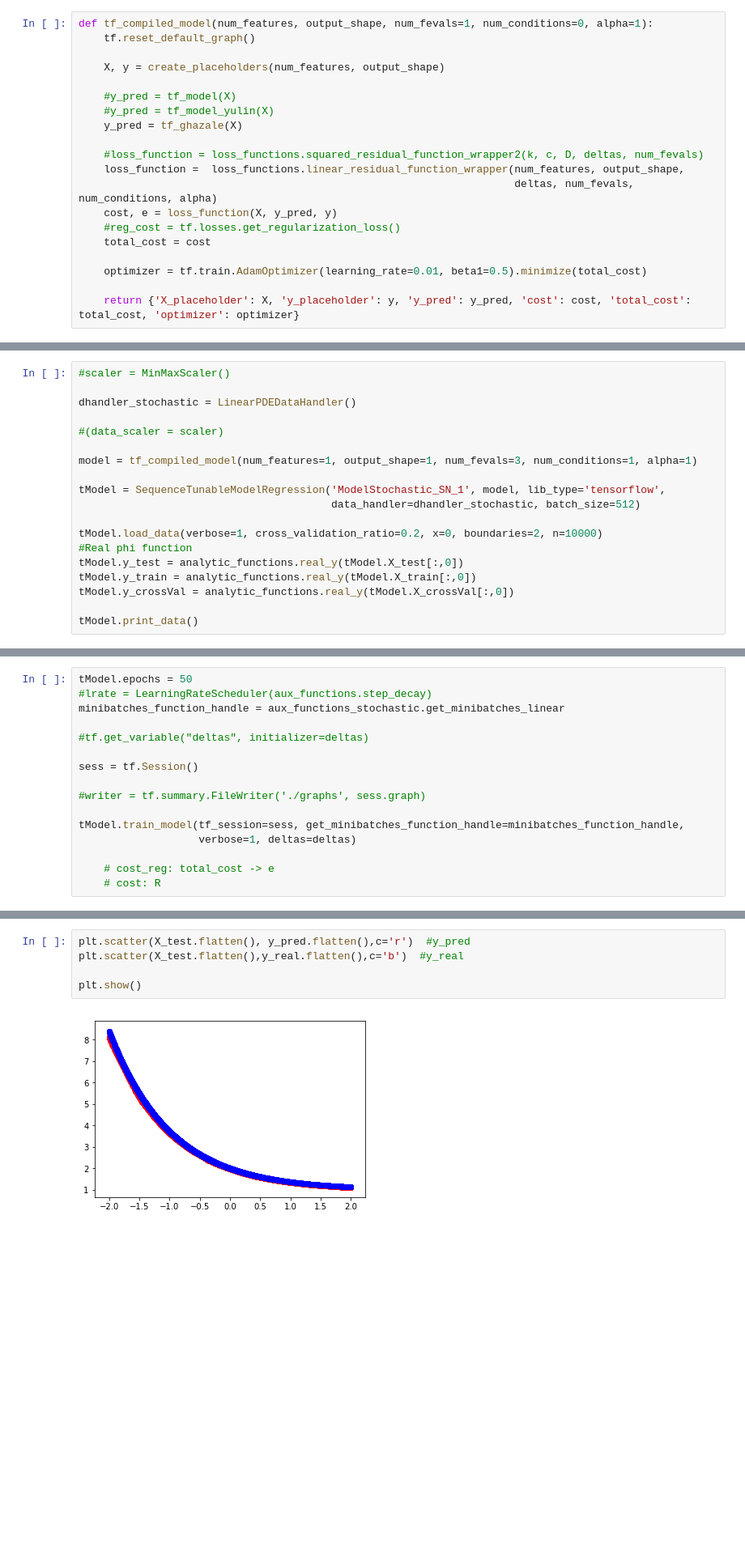
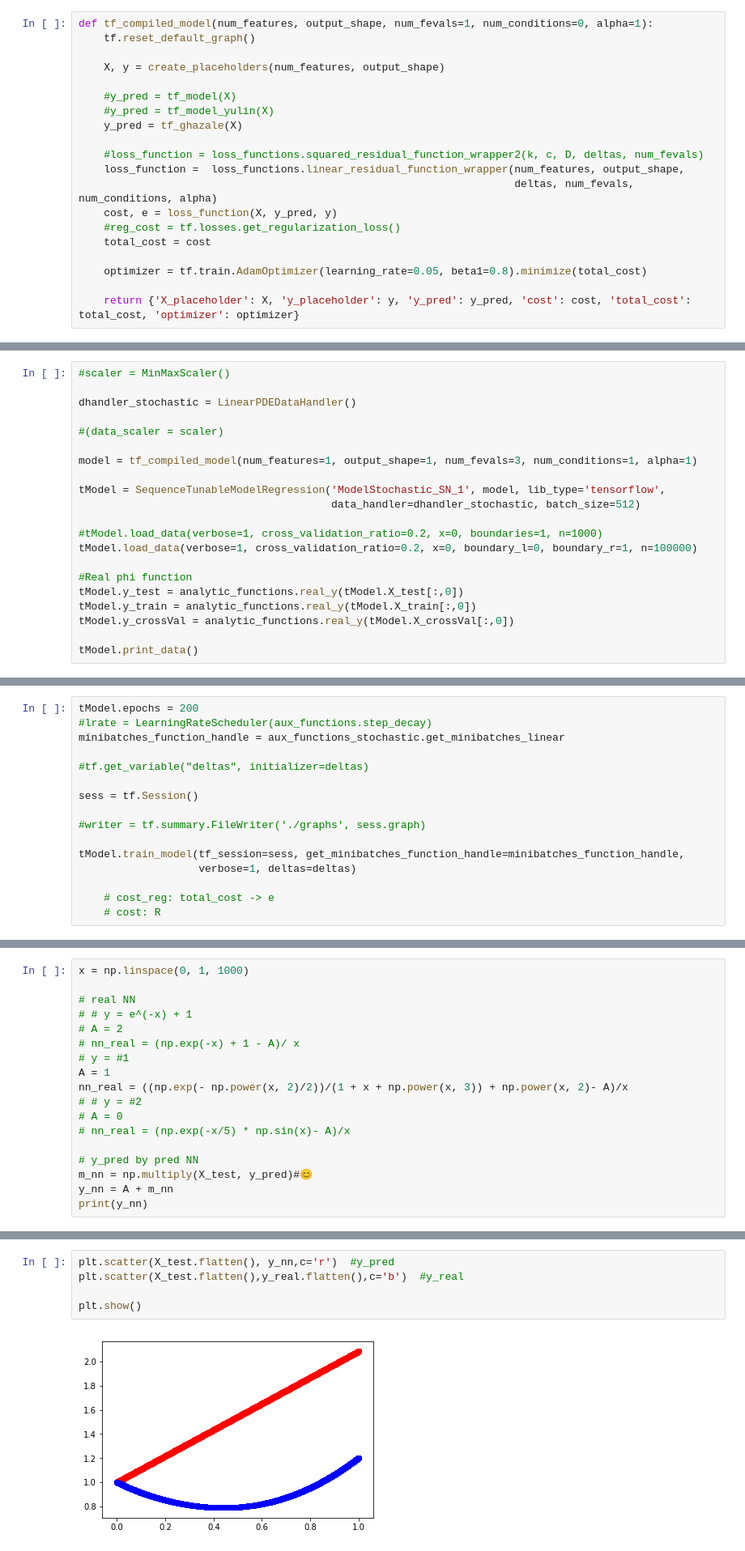
Before and after one commit to dlaredo/stochastic_dynamics, a Jupyter notebook: code/Stochastic_Systems_Test_error_included.ipynb, the cells around one changed output, grey strips where cells are left out. Shown at 81% size. Saved outputs shown, nothing was run; the diff lists cells and outputs as text; blank space fills up the shorter version.

```diff
--- a/code/Stochastic_Systems_Test_error_included.ipynb
+++ b/code/Stochastic_Systems_Test_error_included.ipynb
@@ -126,7 +133,7 @@ def tf_compiled_model(num_features, output_shape, num_fevals=1, num_conditions=0
     #reg_cost = tf.losses.get_regularization_loss()
     total_cost = cost
 
-    optimizer = tf.train.AdamOptimizer(learning_rate=0.01, beta1=0.5).minimize(total_cost)
+    optimizer = tf.train.AdamOptimizer(learning_rate=0.05, beta1=0.8).minimize(total_cost)
 
     return {'X_placeholder': X, 'y_placeholder': y, 'y_pred': y_pred, 'cost': cost, 'total_cost': total_cost, 'optimizer': optimizer}
 # %% [markdown]
@@ -175,7 +182,9 @@ model = tf_compiled_model(num_features=1, output_shape=1, num_fevals=3, num_cond
 tModel = SequenceTunableModelRegression('ModelStochastic_SN_1', model, lib_type='tensorflow',
                                         data_handler=dhandler_stochastic, batch_size=512)
 
-tModel.load_data(verbose=1, cross_validation_ratio=0.2, x=0, boundaries=2, n=10000)
+#tModel.load_data(verbose=1, cross_validation_ratio=0.2, x=0, boundaries=1, n=1000)
+tModel.load_data(verbose=1, cross_validation_ratio=0.2, x=0, boundary_l=0, boundary_r=1, n=100000)
+
 #Real phi function
 tModel.y_test = analytic_functions.real_y(tModel.X_test[:,0])
 tModel.y_train = analytic_functions.real_y(tModel.X_train[:,0])
@@ -203,7 +212,7 @@ Use tf.print instead of tf.Print. Note that tf.print returns a no-output operato
 # %% [markdown]
 ### Train model Tensorflow
 # %%
-tModel.epochs = 50
+tModel.epochs = 200
 #lrate = LearningRateScheduler(aux_functions.step_decay)
 minibatches_function_handle = aux_functions_stochastic.get_minibatches_linear
 
@@ -296,0 +306,18 @@ Time : 2.9574540000000002 seconds
+# %%
+x = np.linspace(0, 1, 1000)
+
+# real NN
+# # y = e^(-x) + 1
+# A = 2
+# nn_real = (np.exp(-x) + 1 - A)/ x
+# y = #1
+A = 1
+nn_real = ((np.exp(- np.power(x, 2)/2))/(1 + x + np.power(x, 3)) + np.power(x, 2)- A)/x
+# # y = #2
+# A = 0
+# nn_real = (np.exp(-x/5) * np.sin(x)- A)/x
+
+# y_pred by pred NN
+m_nn = np.multiply(X_test, y_pred)#😊
+y_nn = A + m_nn
+print(y_nn)
@@ -297,7 +332,7 @@ Time : 2.9574540000000002 seconds
 # %%
-plt.scatter(X_test.flatten(), y_pred.flatten(),c='r')  #y_pred
+plt.scatter(X_test.flatten(), y_nn,c='r')  #y_pred
 plt.scatter(X_test.flatten(),y_real.flatten(),c='b')  #y_real
 
 plt.show()
 # %% [output]
-[figure, old version]
+[figure, new version]
```
Also changed, not shown: parts of 9 cells of this notebook, 3 other files.
